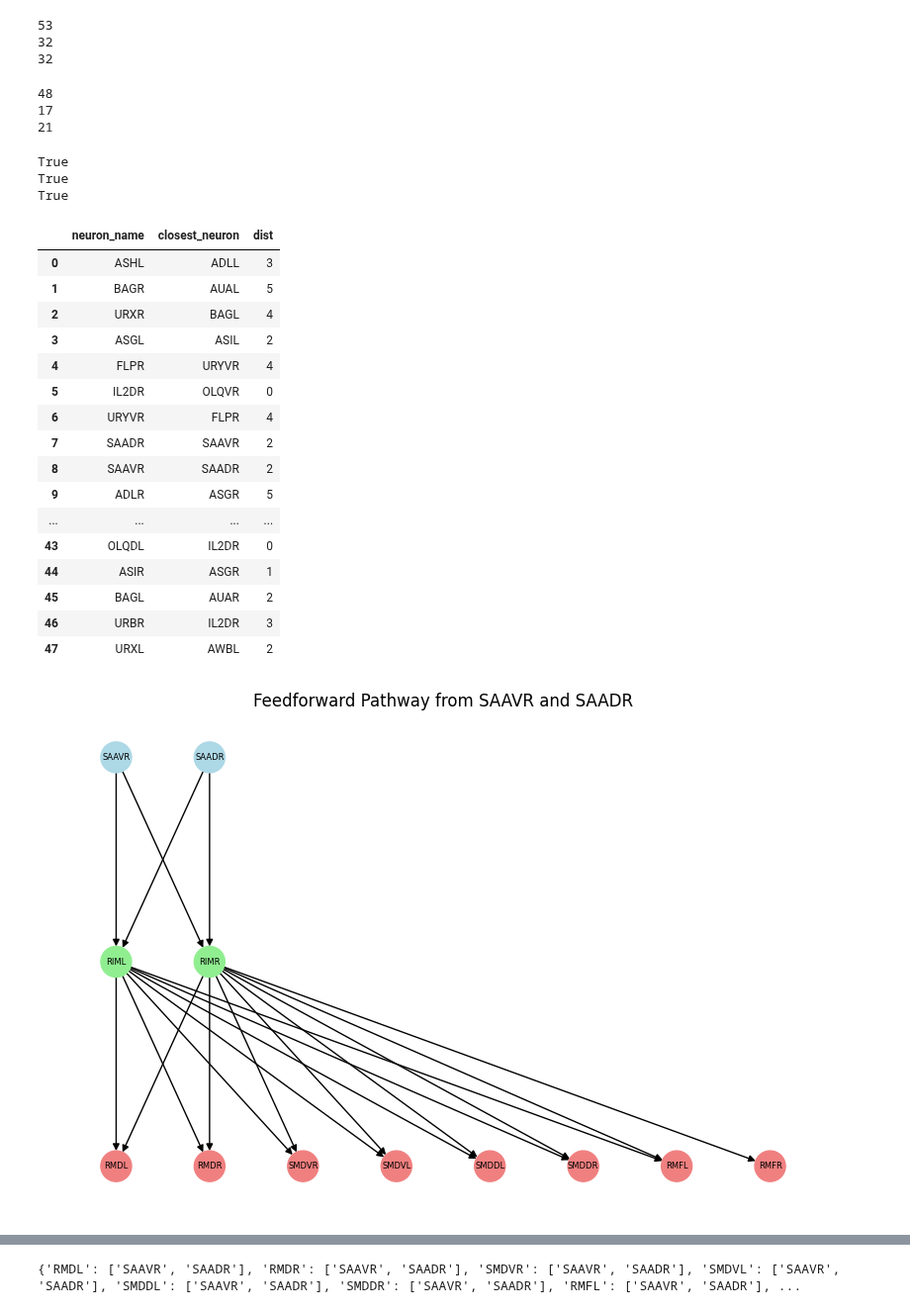
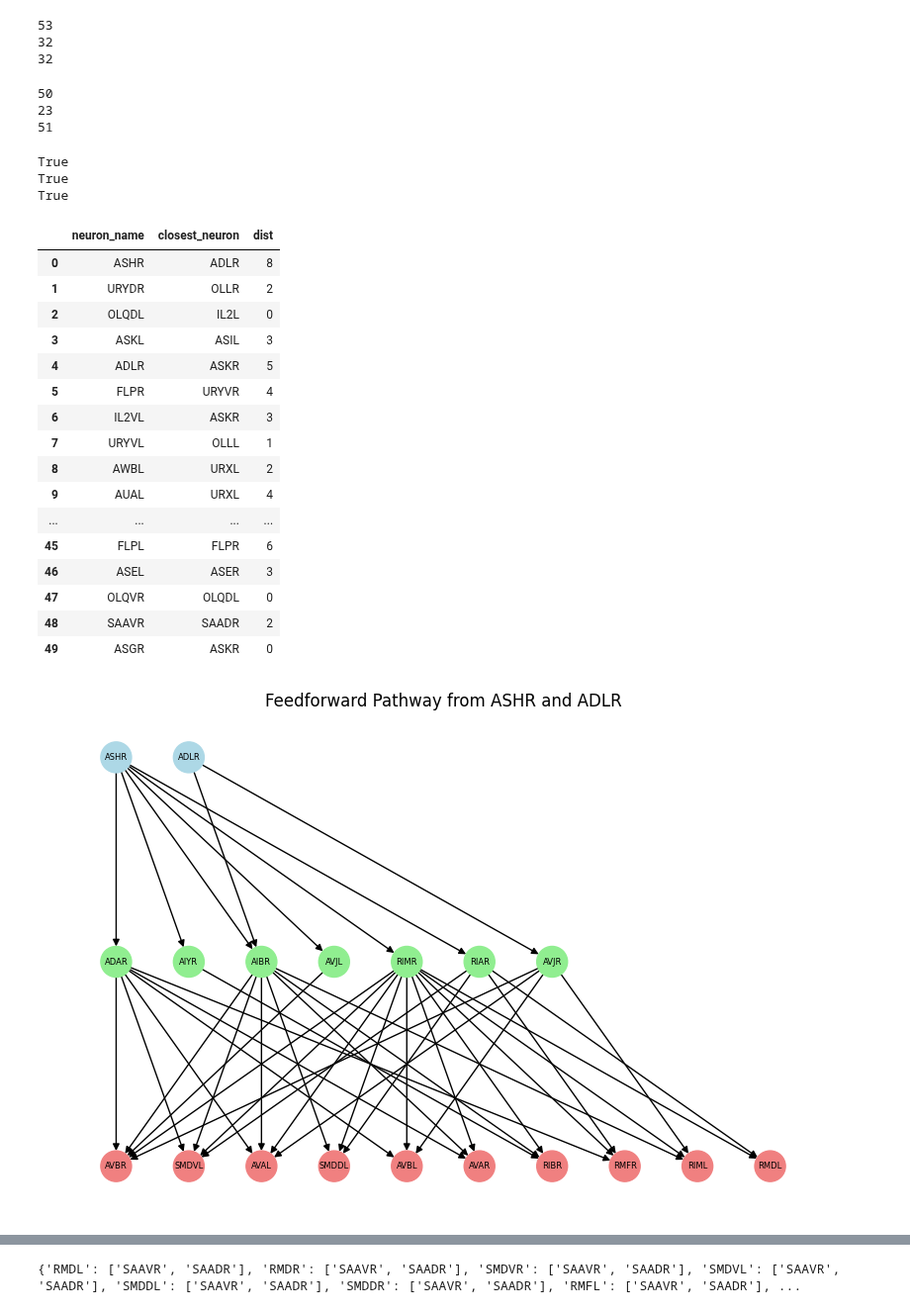
Before and after one commit to Shavit-Lab/celegans_connectome_analysis, a Jupyter notebook: three_layer.ipynb, the cells around one changed output, grey strips where cells are left out. Shown at 99% size. Cells and saved outputs as stored; diff of their text form; code cells hidden in the pictures.

Commit message:
updated three layer

```diff
--- a/three_layer.ipynb
+++ b/three_layer.ipynb
@@ -31,12 +31,12 @@ for sn in sensory_neurons:
             filt1_sens[sn].append(itn)
             filt1_int.add(itn)
 
-# pass 2: filter interneurons to only those that have a direct struc connection to motor neuron and filter sensory neurons to only those that
+# pass 2: filter interneurons to only those that have a direct struc connection to motor neuron OR interneuron and filter sensory neurons to only those that
 # have struc connection to a filter interneuron
 filt2_int = set()
 filt_motor_neurons = set()
 for itn in filt1_int:
-    for mn in motor_neurons:
+    for mn in motor_neurons+interneurons:
         if G.has_edge(itn, mn) and G[itn][mn]['has_stx']:
             filt_motor_neurons.add(mn)
             filt2_int.add(itn)
@@ -51,9 +51,9 @@ print(len(filt_sens_neurons))
 print(len(filt_interneurons))
 print(len(filt_motor_neurons))
 # %% [output]
-48
-17
-21
+50
+23
+51
 # %%
 # checks
 
@@ -132,39 +132,41 @@ for sn, infos in sens_to_min_dist_sens.items():
 closest_sens_df
 # %% [output]
 |  | neuron_name | closest_neuron | dist |
-| 0 | ASHL | ADLL | 3 |
-| 1 | BAGR | AUAL | 5 |
-| 2 | URXR | BAGL | 4 |
-| 3 | ASGL | ASIL | 2 |
-| 4 | FLPR | URYVR | 4 |
-| 5 | IL2DR | OLQVR | 0 |
-| 6 | URYVR | FLPR | 4 |
-| 7 | SAADR | SAAVR | 2 |
-| 8 | SAAVR | SAADR | 2 |
-| 9 | ADLR | ASGR | 5 |
+| 0 | ASHR | ADLR | 8 |
+| 1 | URYDR | OLLR | 2 |
+| 2 | OLQDL | IL2L | 0 |
+| 3 | ASKL | ASIL | 3 |
+| 4 | ADLR | ASKR | 5 |
+| 5 | FLPR | URYVR | 4 |
+| 6 | IL2VL | ASKR | 3 |
+| 7 | URYVL | OLLL | 1 |
+| 8 | AWBL | URXL | 2 |
+| 9 | AUAL | URXL | 4 |
 | ... | ... | ... | ... |
-| 43 | OLQDL | IL2DR | 0 |
-| 44 | ASIR | ASGR | 1 |
-| 45 | BAGL | AUAR | 2 |
-| 46 | URBR | IL2DR | 3 |
-| 47 | URXL | AWBL | 2 |
+| 45 | FLPL | FLPR | 6 |
+| 46 | ASEL | ASER | 3 |
+| 47 | OLQVR | OLQDL | 0 |
+| 48 | SAAVR | SAADR | 2 |
+| 49 | ASGR | ASKR | 0 |
 # %%
 # candidate neurons with identical
-s1 = 'SAAVR'
-s2 = 'SAADR'
+s1 = 'ASHR'
+s2 = 'ADLR'
 def get_feedforward_subgrapg(s1, s2):
     g = nx.DiGraph()
     for sn in [s1, s2]:
-        g.add_node(sn, neuron_type='Sens.')
+        g.add_node(sn, neuron_type='L1')
         for itn in filt_interneurons:
             if G.has_edge(sn, itn) and G[sn][itn]['has_stx']:
-                g.add_node(itn, neuron_type='Inter.')
+                g.add_node(itn, neuron_type='L2')
                 g.add_edge(sn, itn, stx_weight = G[sn][itn]['stx_weight'])
-    g_inter = [node for node in g.nodes if g.nodes[node]['neuron_type'] == 'Inter.']
+    g_inter = [node for node in g.nodes if g.nodes[node]['neuron_type'] == 'L2']
     for mn in filt_motor_neurons:
+        if mn in g.nodes:
+            continue
         for itn in g_inter:
             if G.has_edge(itn, mn) and G[itn][mn]['has_stx']:
-                g.add_node(mn, neuron_type='Mot.')
+                g.add_node(mn, neuron_type='L3')
                 g.add_edge(itn, mn, stx_weight = G[itn][mn]['stx_weight'])
     return g
 
@@ -172,22 +174,27 @@ g = get_feedforward_subgrapg(s1, s2)
 # %%
 pos = {}
 layer_gap = 1.5
 
-for i, node in enumerate([n for n in g.nodes if g.nodes[n]['neuron_type'] == 'Sens.']):
+for i, node in enumerate([n for n in g.nodes if g.nodes[n]['neuron_type'] == 'L1']):
     pos[node] = (i, 2 * layer_gap)
 
-for i, node in enumerate([n for n in g.nodes if g.nodes[n]['neuron_type'] == 'Inter.']):
+for i, node in enumerate([n for n in g.nodes if g.nodes[n]['neuron_type'] == 'L2']):
     pos[node] = (i, layer_gap)
 
-for i, node in enumerate([n for n in g.nodes if g.nodes[n]['neuron_type'] == 'Mot.']):
+third_layer = [n for n in g.nodes if g.nodes[n]['neuron_type'] == 'L3']
+# sort third layer nodes by incoming degree
+third_layer.sort(key=lambda x: g.in_degree(x), reverse=True)
+for i, node in enumerate(third_layer[:10]):
     pos[node] = (i, 0)
-
+# for i, node in enumerate([n for n in g.nodes if g.nodes[n]['neuron_type'] == 'L3']):
+#     pos[node] = (i, 0)
+g_s = nx.subgraph(g, [n for n in g.nodes if g.nodes[n]['neuron_type'] == 'L1' or g.nodes[n]['neuron_type'] == 'L2' or (n in third_layer[:10])])
 plt.figure(figsize=(8, 5))
 nx.draw(
-    g, pos, with_labels=True, node_size=500, font_size=6,
-    node_color=[{'Sens.': 'lightblue', 'Inter.': 'lightgreen', 'Mot.': 'lightcoral'}[g.nodes[n]['neuron_type']] for n in g.nodes]
+    g_s, pos, with_labels=True, node_size=500, font_size=6,
+    node_color=[{'L1': 'lightblue', 'L2': 'lightgreen', 'L3': 'lightcoral'}[g.nodes[n]['neuron_type']] for n in g_s.nodes]
 )
 plt.title(f"Feedforward Pathway from {s1} and {s2}")
 plt.show()
 # %% [output]
-[figure, old version]
+[figure, new version]
```
Also changed, not shown: parts of 1 cell of this notebook, 1 other file.
